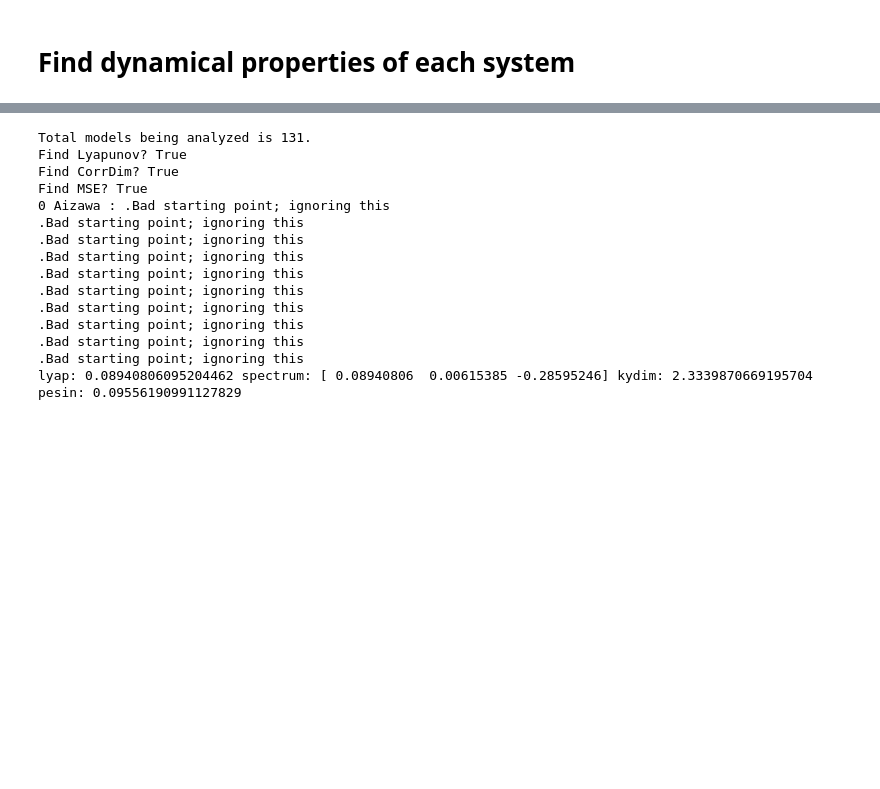
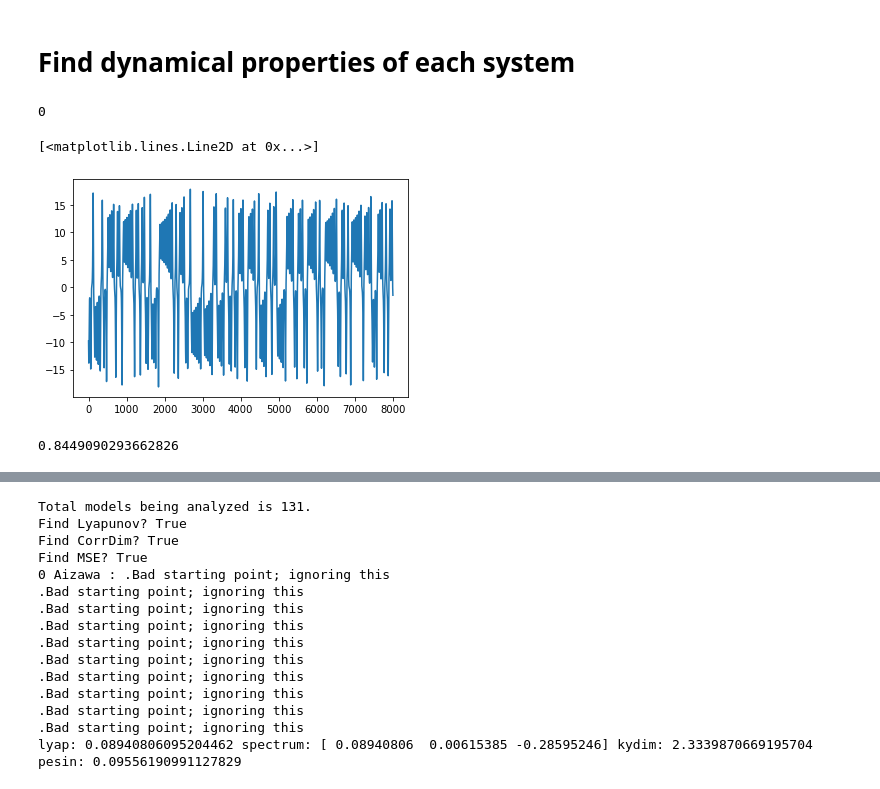
Before and after one commit to williamgilpin/dysts, a Jupyter notebook: database_dynamical_properties.ipynb, the cells around one changed output, grey strips where cells are left out. Saved outputs shown, nothing was run; the diff lists cells and outputs as text; code cells hidden in the pictures; blank space fills up the shorter version.

```diff
--- a/database_dynamical_properties.ipynb
+++ b/database_dynamical_properties.ipynb
@@ -113,3 +114,10 @@ period:  23.16075
 [figure]
 # %% [markdown]
 # Find dynamical properties of each system
+# %%
+for i in range(10):
+    print(i)
+    if True:
+        break
+# %% [output]
+0
@@ -115,0 +144,6 @@ period:  23.16075
+# %%
+%matplotlib inline
+plt.plot(sol[:, 0])
+# %% [output]
+[<matplotlib.lines.Line2D at 0x...>]
+[figure, added]
@@ -116,3 +153,8 @@ period:  23.16075
+# %%
+sol = Lorenz().make_trajectory(8000, resample=True, pts_per_period=100)
+mse_mv(sol)
+# %% [output]
+0.8449090293662826
 # %%
 %%bash
 python3 find_attractor_properties.py
```
Also changed, not shown: parts of 4 cells of this notebook, 6 other files.
